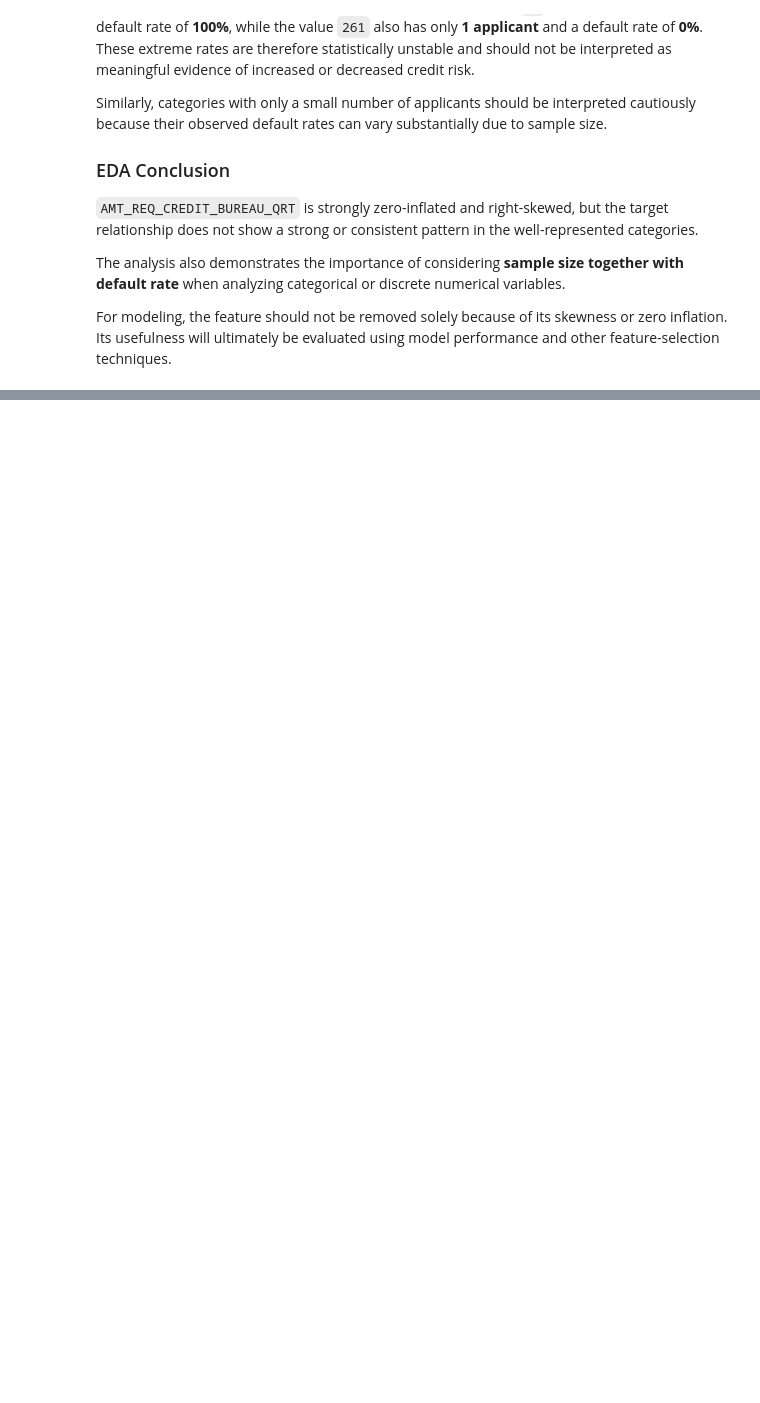
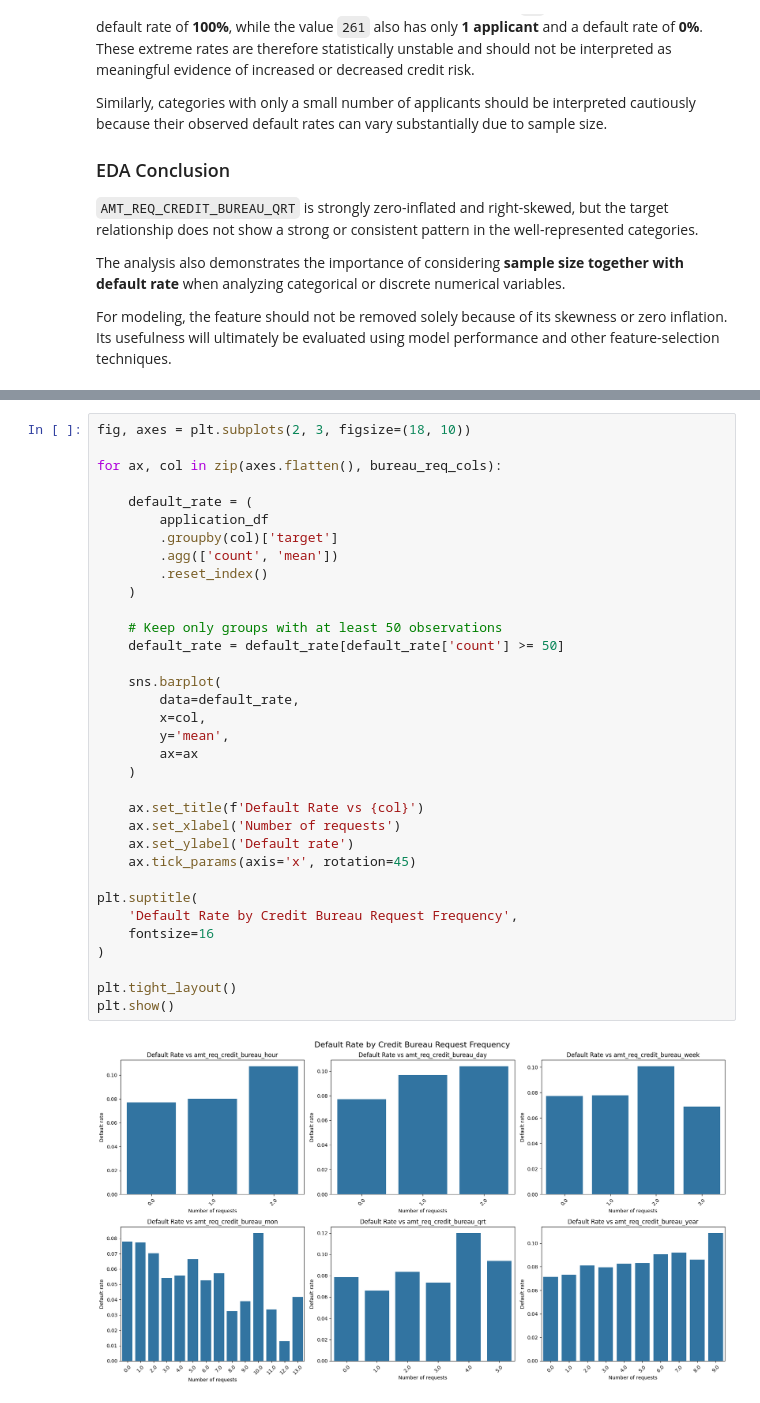
Before and after one commit to Roxy099/data_science_project, a Jupyter notebook: notebooks/baseline_model.ipynb, the cells around one changed output, grey strips where cells are left out. Cells and saved outputs as stored; diff of their text form; blank space fills up the shorter version.

```diff
--- a/notebooks/baseline_model.ipynb
+++ b/notebooks/baseline_model.ipynb
@@ -1097,0 +1180,36 @@ For modeling, the feature should not be removed solely because of its skewness o
+# %%
+fig, axes = plt.subplots(2, 3, figsize=(18, 10))
+
+for ax, col in zip(axes.flatten(), bureau_req_cols):
+
+    default_rate = (
+        application_df
+        .groupby(col)['target']
+        .agg(['count', 'mean'])
+        .reset_index()
+    )
+
+    # Keep only groups with at least 50 observations
+    default_rate = default_rate[default_rate['count'] >= 50]
+
+    sns.barplot(
+        data=default_rate,
+        x=col,
+        y='mean',
+        ax=ax
+    )
+
+    ax.set_title(f'Default Rate vs {col}')
+    ax.set_xlabel('Number of requests')
+    ax.set_ylabel('Default rate')
+    ax.tick_params(axis='x', rotation=45)
+
+plt.suptitle(
+    'Default Rate by Credit Bureau Request Frequency',
+    fontsize=16
+)
+
+plt.tight_layout()
+plt.show()
+# %% [output]
+[figure, added]
```
Also changed, not shown: parts of 45 cells of this notebook.
